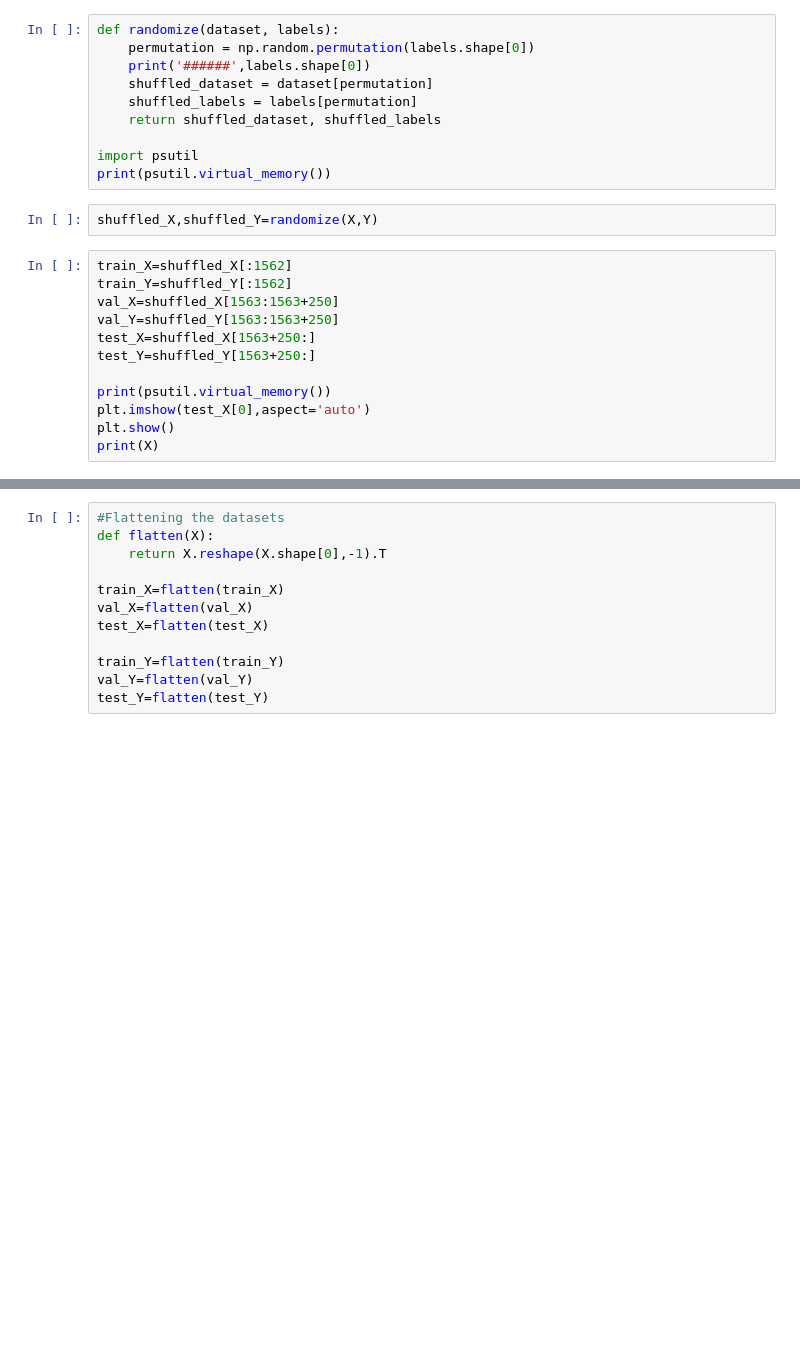
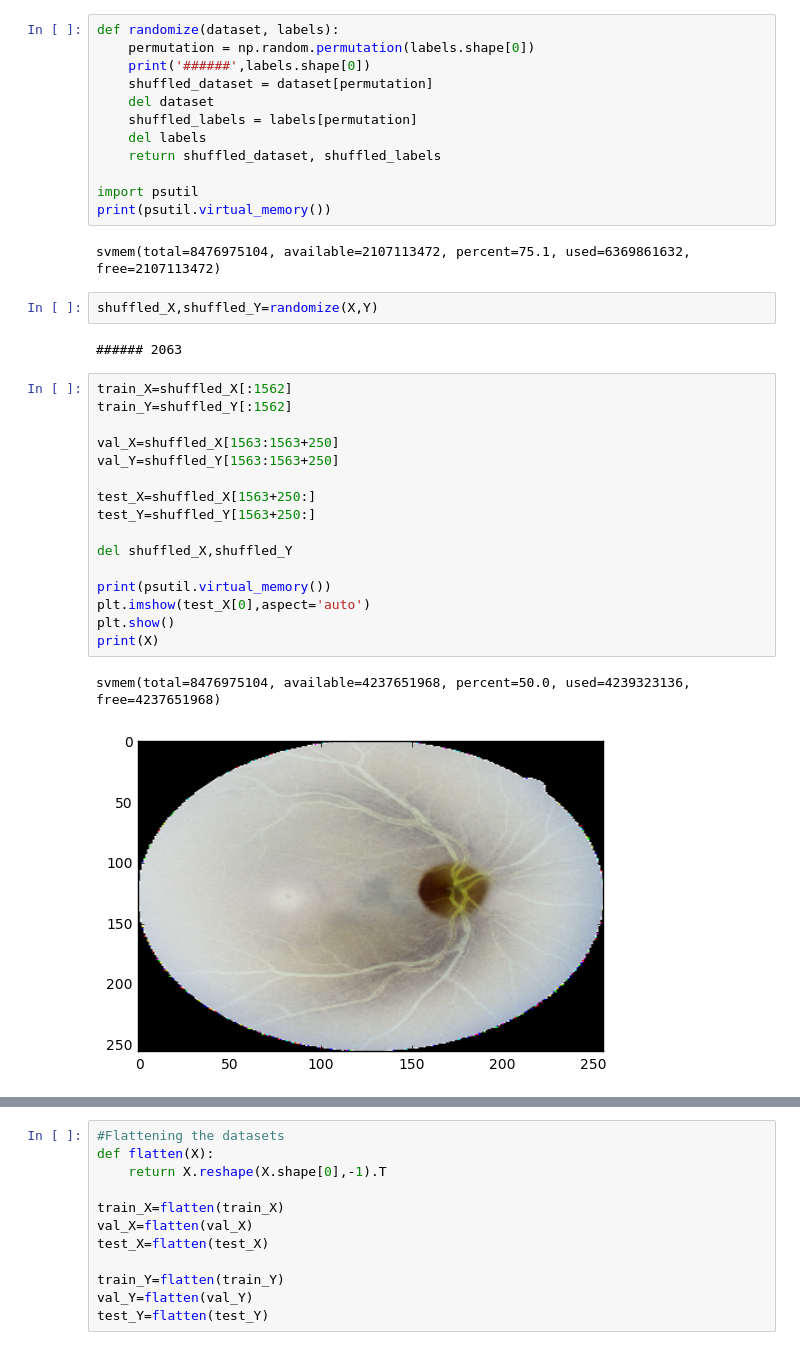
Before and after one commit to apurv121196/Dr.DRE, a Jupyter notebook: IPython Notebooks and files/data.ipynb, the cells around one changed output, grey strips where cells are left out. Saved outputs shown, nothing was run; the diff lists cells and outputs as text; blank space fills up the shorter version.

```diff
--- a/IPython Notebooks and files/data.ipynb
+++ b/IPython Notebooks and files/data.ipynb
@@ -51,22 +64,35 @@ def randomize(dataset, labels):
     permutation = np.random.permutation(labels.shape[0])
     print('######',labels.shape[0])
     shuffled_dataset = dataset[permutation]
+    del dataset
     shuffled_labels = labels[permutation]
+    del labels
     return shuffled_dataset, shuffled_labels
 
 import psutil
 print(psutil.virtual_memory())
+# %% [output]
+svmem(total=8476975104, available=2107113472, percent=75.1, used=6369861632, free=2107113472)
 # %%
 shuffled_X,shuffled_Y=randomize(X,Y)
+# %% [output]
+###### 2063
 # %%
 train_X=shuffled_X[:1562]
 train_Y=shuffled_Y[:1562]
+
 val_X=shuffled_X[1563:1563+250]
 val_Y=shuffled_Y[1563:1563+250]
+
 test_X=shuffled_X[1563+250:]
 test_Y=shuffled_Y[1563+250:]
+
+del shuffled_X,shuffled_Y
 
 print(psutil.virtual_memory())
 plt.imshow(test_X[0],aspect='auto')
 plt.show()
 print(X)
+# %% [output]
+svmem(total=8476975104, available=4237651968, percent=50.0, used=4239323136, free=4237651968)
+[figure, added]
```
Also changed, not shown: parts of 9 cells of this notebook, 1 other file.
